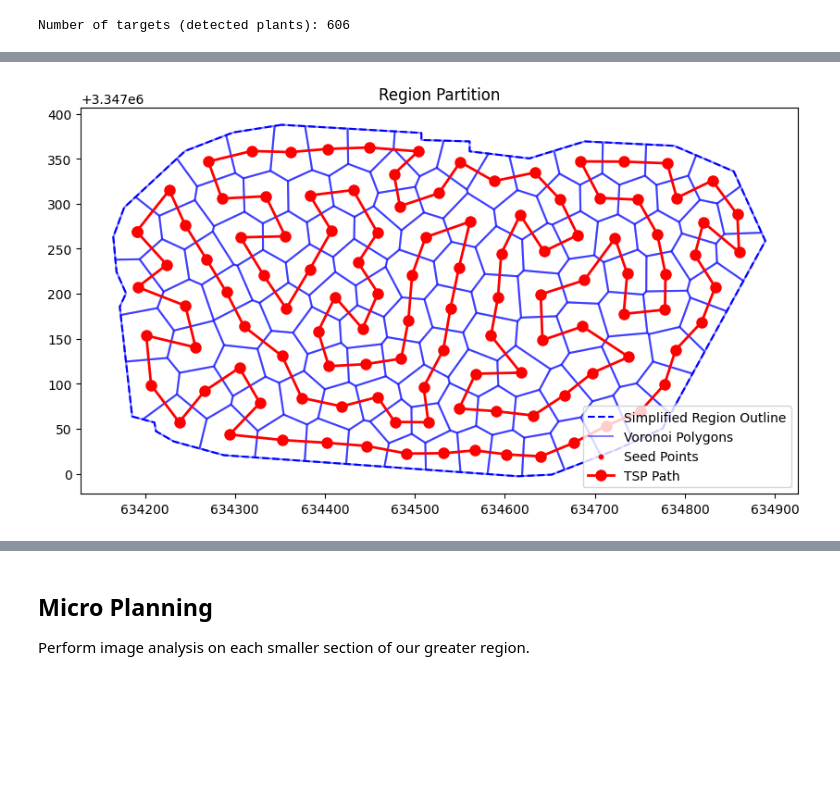
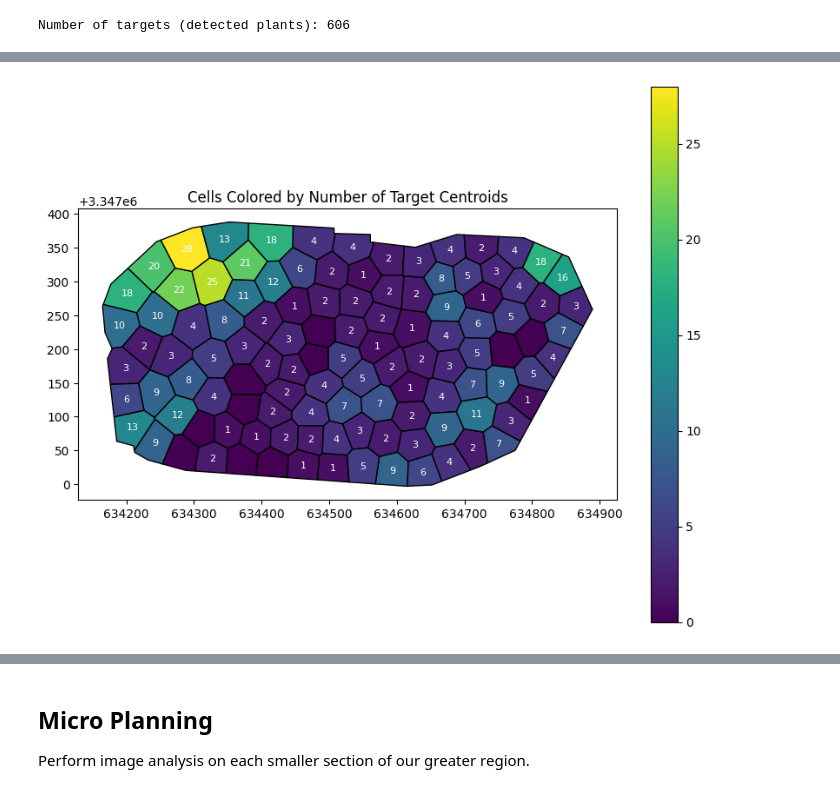
Before and after one commit to javelina-works/unsupervised-cv-search, a Jupyter notebook: content/notebooks/work_plan.ipynb, the cells around one changed output, grey strips where cells are left out. Drawn from its saved outputs; the diff is of its cells as text; code cells hidden in the pictures; blank space fills up the shorter version.

```diff
--- a/content/notebooks/work_plan.ipynb
+++ b/content/notebooks/work_plan.ipynb
@@ -274,32 +234,0 @@ plt.show()
-# %%
-from plant_search.pathfinding import (
-    compute_tsp_path,
-    calculate_optimal_route,
-    calculate_total_distance,
-    plot_tsp_path_on_image,
-)
-import matplotlib.pyplot as plt
-
-
-
-# points_gdf
-plot_centroids = points_gdf.geometry
-plot_coords_list = [(point.x, point.y) for point in plot_centroids]
-# path = compute_tsp_path(plot_coords_list)
-path = calculate_optimal_route(plot_coords_list)
-
-fig, ax = plt.subplots(figsize=(10, 10))
-gpd.GeoDataFrame({"geometry": [simplified_polygon]}).boundary.plot(ax=ax, color="blue", linestyle="--", label="Simplified Region Outline")
-voronoi_gdf.boundary.plot(ax=ax, color="blue", alpha=0.5, label="Voronoi Polygons")
-points_gdf.plot(ax=ax, color="red", markersize=10, label="Seed Points")
-
-# Overlay the TSP path
-ordered_centroids = [plot_coords_list[i] for i in path]
-x, y = zip(*ordered_centroids)
-plt.plot(x, y, 'o-', color='red', label='TSP Path', markersize=8, linewidth=2)
-
-plt.legend()
-plt.title("Region Partition")
-plt.show()
-# %% [output]
-[figure, removed]
@@ -305,0 +309,8 @@ plt.show()
+# %%
+# Example cells and targets GeoDataFrames
+# cells_gdf: GeoDataFrame containing polygons representing cells
+# targets_gdf: GeoDataFrame containing Point geometries for centroids
+
+plot_cells_with_targets(cell_gdf, targets_gdf)
+# %% [output]
+[figure, added]
```
Also changed, not shown: parts of 11 cells of this notebook, 3 other files.
